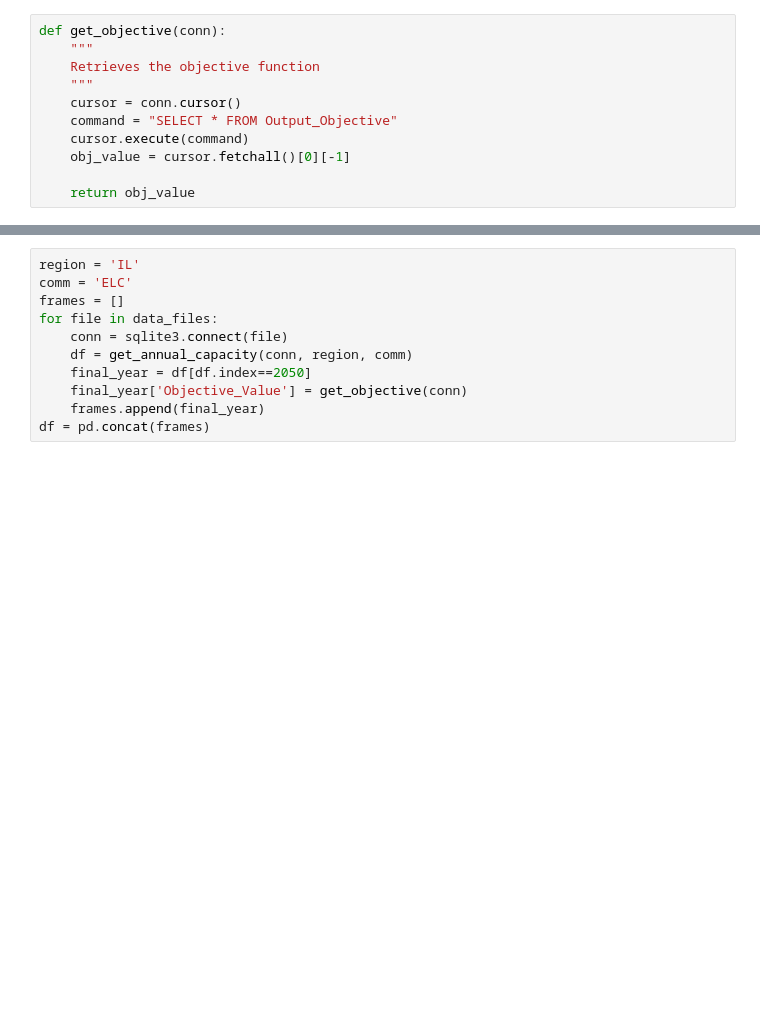
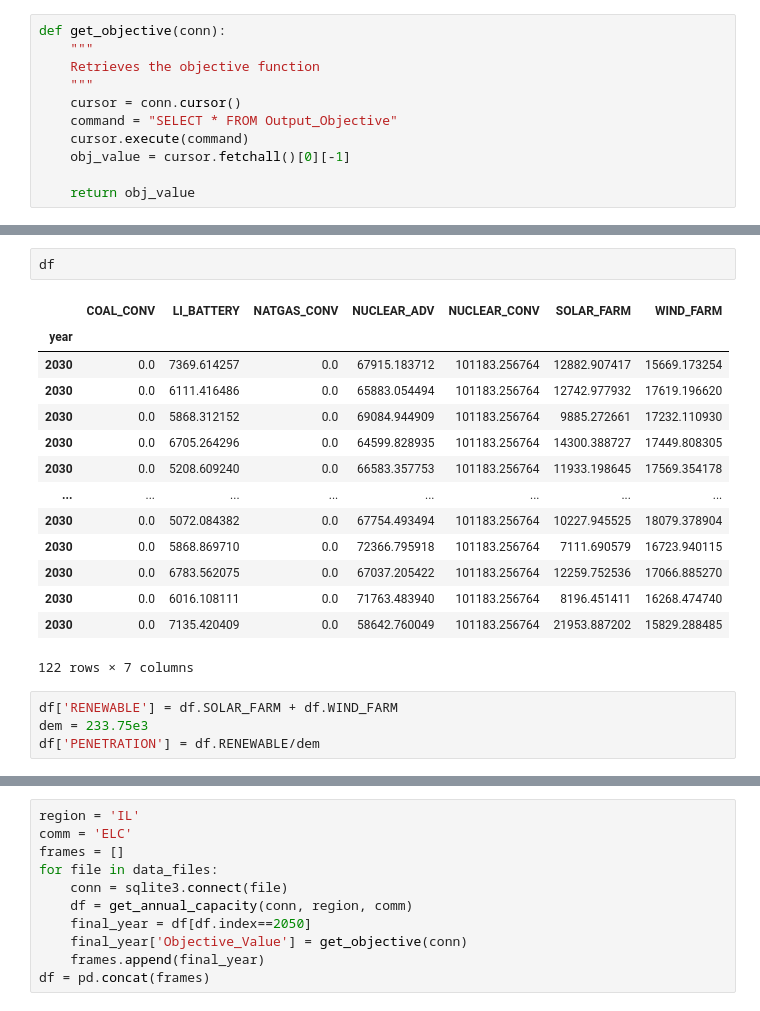
Before and after one commit to samgdotson/2021-dotson-ms, a Jupyter notebook: analysis/IL_LC_re_sensitivity_52_results.ipynb, the cells around one changed output, grey strips where cells are left out. Cells and saved outputs as stored; diff of their text form; blank space fills up the shorter version.

```diff
--- a/IL_LC_re_sensitivity_52_results.ipynb
+++ b/analysis/IL_LC_re_sensitivity_52_results.ipynb
@@ -45,0 +58,21 @@ data_files
+# %%
+df
+# %% [output]
+|  | COAL_CONV | LI_BATTERY | NATGAS_CONV | NUCLEAR_ADV | NUCLEAR_CONV | SOLAR_FARM | WIND_FARM |
+| year |  |  |  |  |  |  |  |
+| 2030 | 0.0 | 7369.614257 | 0.0 | 67915.183712 | 101183.256764 | 12882.907417 | 15669.173254 |
+| 2030 | 0.0 | 6111.416486 | 0.0 | 65883.054494 | 101183.256764 | 12742.977932 | 17619.196620 |
+| 2030 | 0.0 | 5868.312152 | 0.0 | 69084.944909 | 101183.256764 | 9885.272661 | 17232.110930 |
+| 2030 | 0.0 | 6705.264296 | 0.0 | 64599.828935 | 101183.256764 | 14300.388727 | 17449.808305 |
+| 2030 | 0.0 | 5208.609240 | 0.0 | 66583.357753 | 101183.256764 | 11933.198645 | 17569.354178 |
+| ... | ... | ... | ... | ... | ... | ... | ... |
+| 2030 | 0.0 | 5072.084382 | 0.0 | 67754.493494 | 101183.256764 | 10227.945525 | 18079.378904 |
+| 2030 | 0.0 | 5868.869710 | 0.0 | 72366.795918 | 101183.256764 | 7111.690579 | 16723.940115 |
+| 2030 | 0.0 | 6783.562075 | 0.0 | 67037.205422 | 101183.256764 | 12259.752536 | 17066.885270 |
+| 2030 | 0.0 | 6016.108111 | 0.0 | 71763.483940 | 101183.256764 | 8196.451411 | 16268.474740 |
+| 2030 | 0.0 | 7135.420409 | 0.0 | 58642.760049 | 101183.256764 | 21953.887202 | 15829.288485 |
+122 rows × 7 columns
+# %%
+df['RENEWABLE'] = df.SOLAR_FARM + df.WIND_FARM
+dem = 233.75e3
+df['PENETRATION'] = df.RENEWABLE/dem
```
Also changed, not shown: parts of 6 cells of this notebook, 12 other files.
